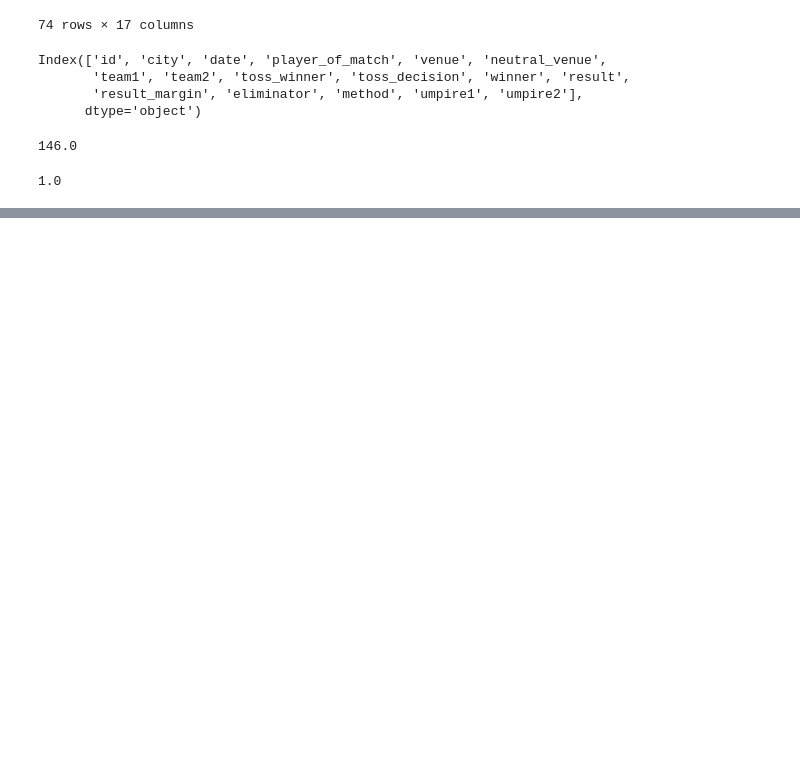
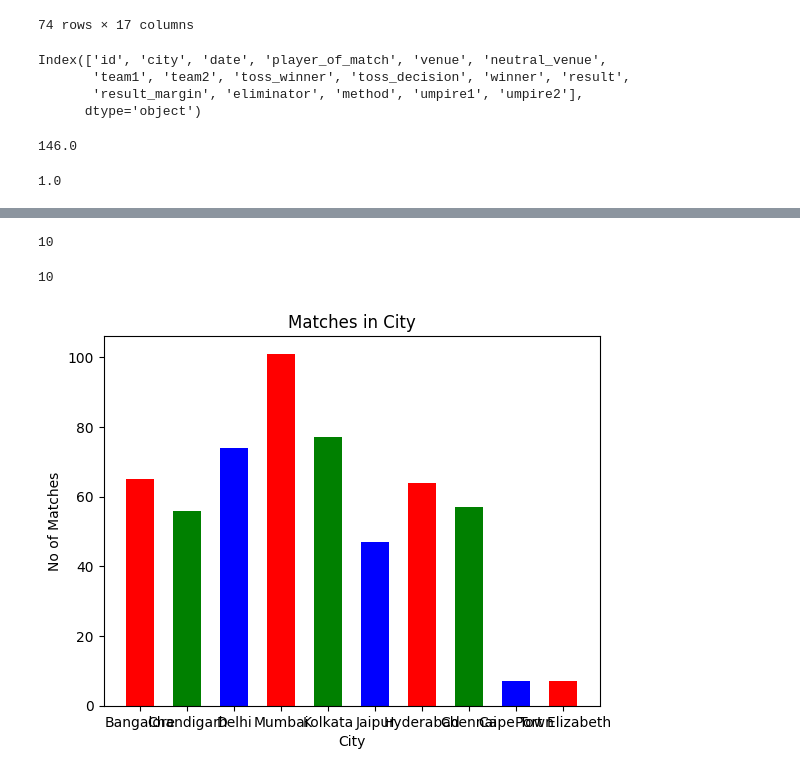
Before and after one commit to JeevananthamPrabhu/Data-Engineering, a Jupyter notebook: Day 5/Day 5.ipynb, the cells around one changed output, grey strips where cells are left out. Drawn from its saved outputs; the diff is of its cells as text; code cells hidden in the pictures; blank space fills up the shorter version.

```diff
--- a/Day 5.ipynb
+++ b/Day 5/Day 5.ipynb
@@ -784,0 +803,23 @@ df[df['eliminator']=='Y']
+# %%
+city=['Bangalore', 'Chandigarh', 'Delhi', 'Mumbai', 'Kolkata', 'Jaipur',
+       'Hyderabad', 'Chennai', 'Cape Town', 'Port Elizabeth']
+matches=[]
+# %%
+for c in city:
+    matches.append(sum(df['city']==c))
+# %%
+len(city)
+# %% [output]
+10
+# %%
+len(matches)
+# %% [output]
+10
+# %%
+plt.bar(city,matches,color=['r','g','b'],width=0.6)
+plt.xlabel('City')
+plt.ylabel('No of Matches')
+plt.title('Matches in City')
+plt.show()
+# %% [output]
+[figure, added]
```
Also changed, not shown: parts of 4 cells of this notebook, 5 other files.
